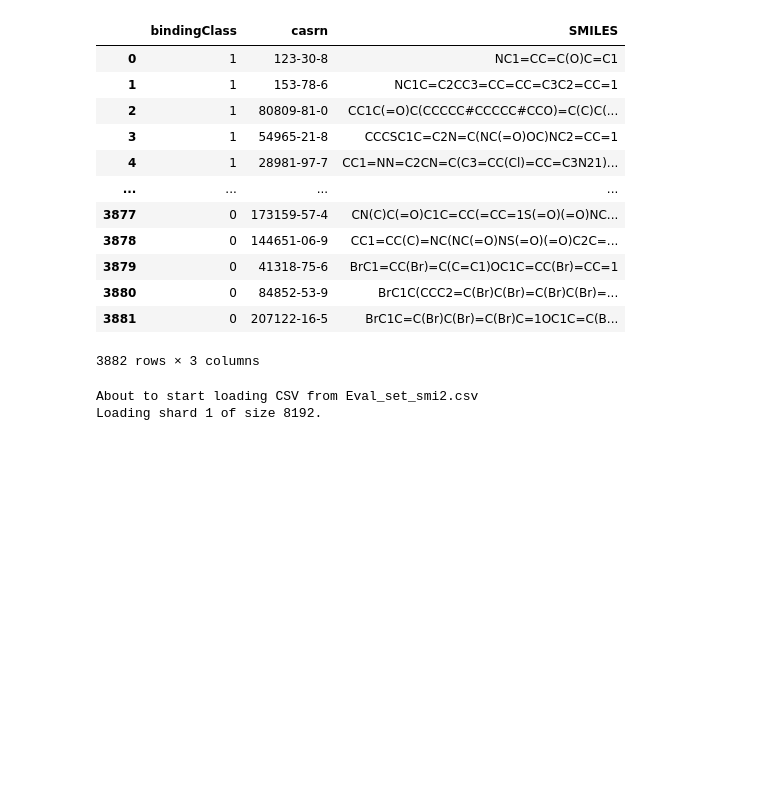
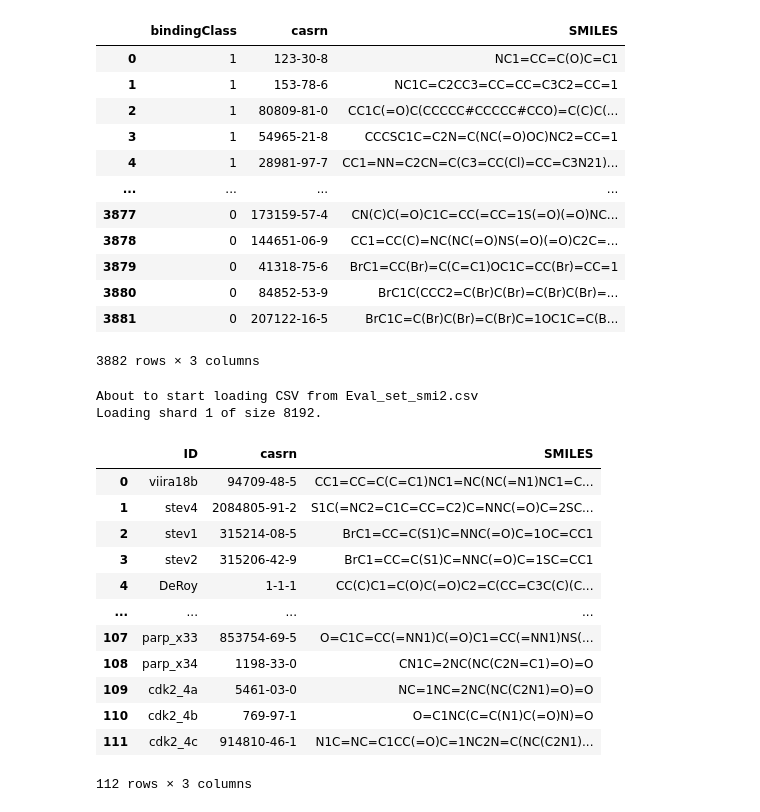
Before and after one commit to AlfonsoTGarcia-Sosa/ML, a Jupyter notebook: balanced_GraphConv1June_scores.ipynb, the cells around one changed output. Cells and saved outputs as stored; diff of their text form; code cells hidden in the pictures; blank space fills up the shorter version.

```diff
--- a/balanced_GraphConv1June_scores.ipynb
+++ b/balanced_GraphConv1June_scores.ipynb
@@ -348,6 +342,22 @@ current_dir = os.path.dirname(os.path.realpath("__file__"))
 dc.utils.download_url("https://hermes.chem.ut.ee/~alfx/ML/to_score4.csv",  current_dir)
 # %%
 toscore_df = pd.read_csv("to_score4.csv",sep=" ")
+# %%
+toscore_df
+# %% [output]
+|  | ID | casrn | SMILES |
+| 0 | viira18b | 94709-48-5 | CC1=CC=C(C=C1)NC1=NC(NC(=N1)NC1=C... |
+| 1 | stev4 | 2084805-91-2 | S1C(=NC2=C1C=CC=C2)C=NNC(=O)C=2SC... |
+| 2 | stev1 | 315214-08-5 | BrC1=CC=C(S1)C=NNC(=O)C=1OC=CC1 |
+| 3 | stev2 | 315206-42-9 | BrC1=CC=C(S1)C=NNC(=O)C=1SC=CC1 |
+| 4 | DeRoy | 1-1-1 | CC(C)C1=C(O)C(=O)C2=C(CC=C3C(C)(C... |
+| ... | ... | ... | ... |
+| 107 | parp_x33 | 853754-69-5 | O=C1C=CC(=NN1)C(=O)C1=CC(=NN1)NS(... |
+| 108 | parp_x34 | 1198-33-0 | CN1C=2NC(NC(C2N=C1)=O)=O |
+| 109 | cdk2_4a | 5461-03-0 | NC=1NC=2NC(NC(C2N1)=O)=O |
+| 110 | cdk2_4b | 769-97-1 | O=C1NC(C=C(N1)C(=O)N)=O |
+| 111 | cdk2_4c | 914810-46-1 | N1C=NC=C1CC(=O)C=1NC2N=C(NC(C2N1)... |
+112 rows × 3 columns
 # %%
 toscore_df.to_csv('to_score4B.csv',index=False)
 # %%
```
Also changed, not shown: parts of 5 cells of this notebook.
